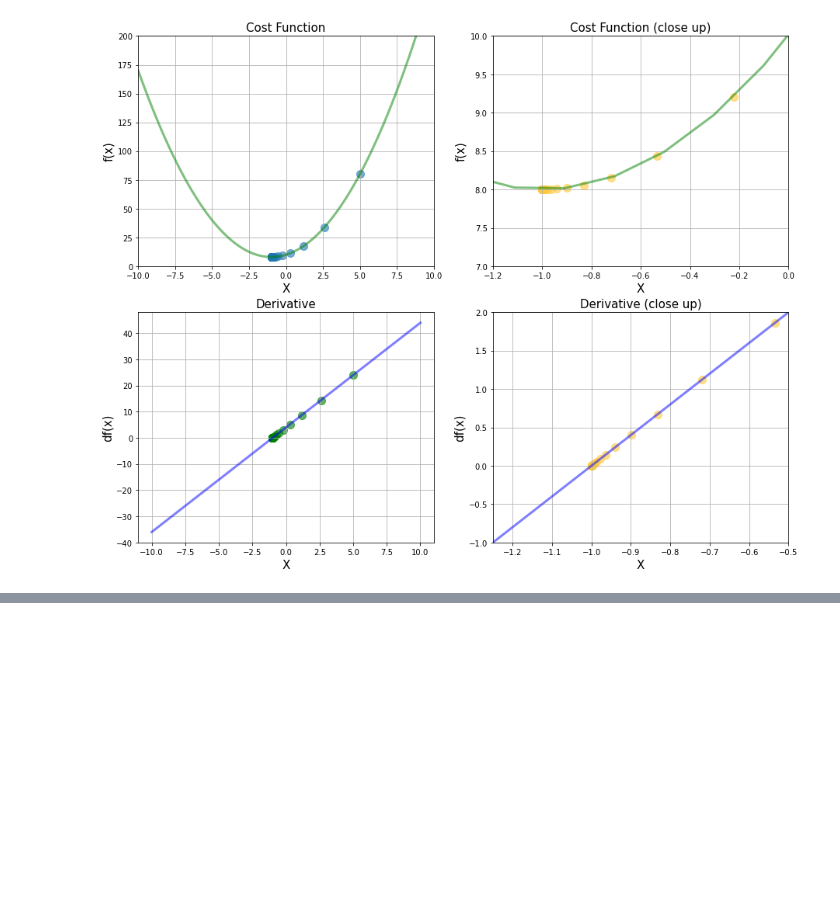
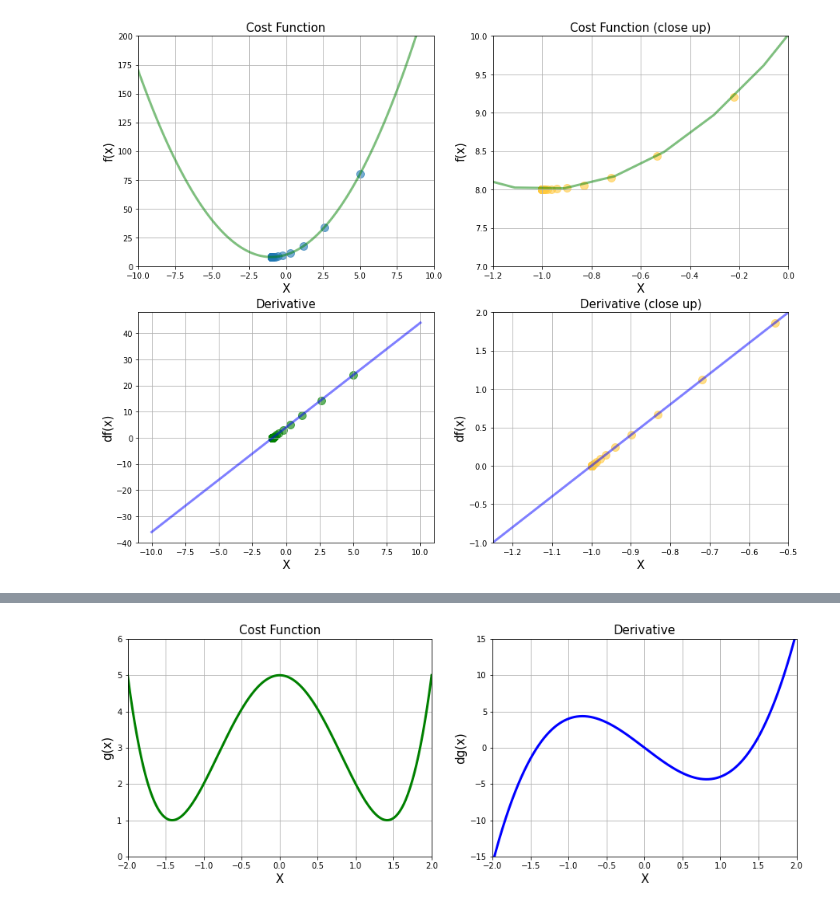
Before and after one commit to JLJL0308/Gradient_Descent_Exercise, a Jupyter notebook: Gradient Descent.ipynb, the cells around one changed output, grey strips where cells are left out. Drawn from its saved outputs; the diff is of its cells as text; code cells hidden in the pictures; blank space fills up the shorter version.

```diff
--- a/Gradient Descent.ipynb
+++ b/Gradient Descent.ipynb
@@ -130,0 +136,38 @@ plt.show()
+# %%
+#Data Creation
+x_2 = np.linspace(-2, 2, 1000)
+
+#g(x)
+def g(x):
+    return x**4 - 4 * x**2 + 5
+
+#dg(x)
+def dg(x):
+    return 4 * x**3 - 8 * x
+# %%
+#Plots
+plt.figure(figsize = [15, 5])
+
+# First Plot Cost Function
+plt.subplot(1, 2, 1)
+plt.title("Cost Function", fontsize = 15)
+plt.xlabel("X", fontsize = 15)
+plt.ylabel("g(x)", fontsize = 15)
+plt.xlim(-2, 2)
+plt.ylim(0, 6)
+plt.grid()
+plt.plot(x_2, g(x_2), color = "green", linewidth = 3)
+
+# Second Plot Derivative
+plt.subplot(1, 2, 2)
+plt.title("Derivative", fontsize = 15)
+plt.xlabel("X", fontsize = 15)
+plt.ylabel("dg(x)", fontsize = 15)
+plt.xlim(-2, 2)
+plt.ylim(-15, 15)
+plt.grid()
+plt.plot(x_2, dg(x_2), color = "blue", linewidth = 3)
+
+plt.show()
+# %% [output]
+[figure, added]
```
Also changed, not shown: parts of 5 cells of this notebook.
